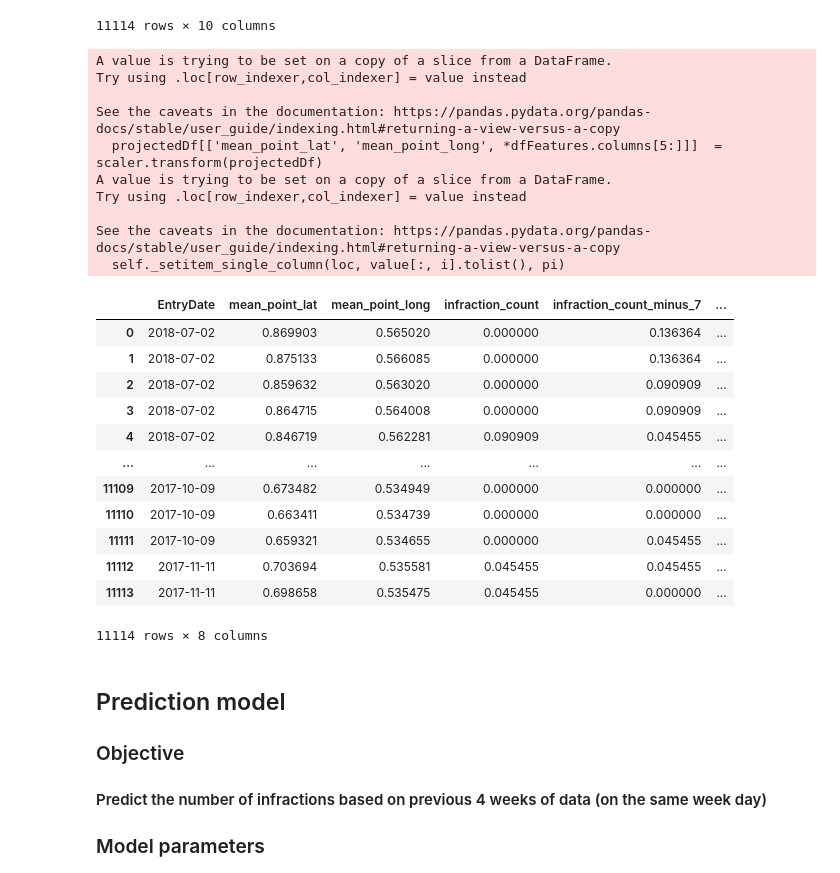
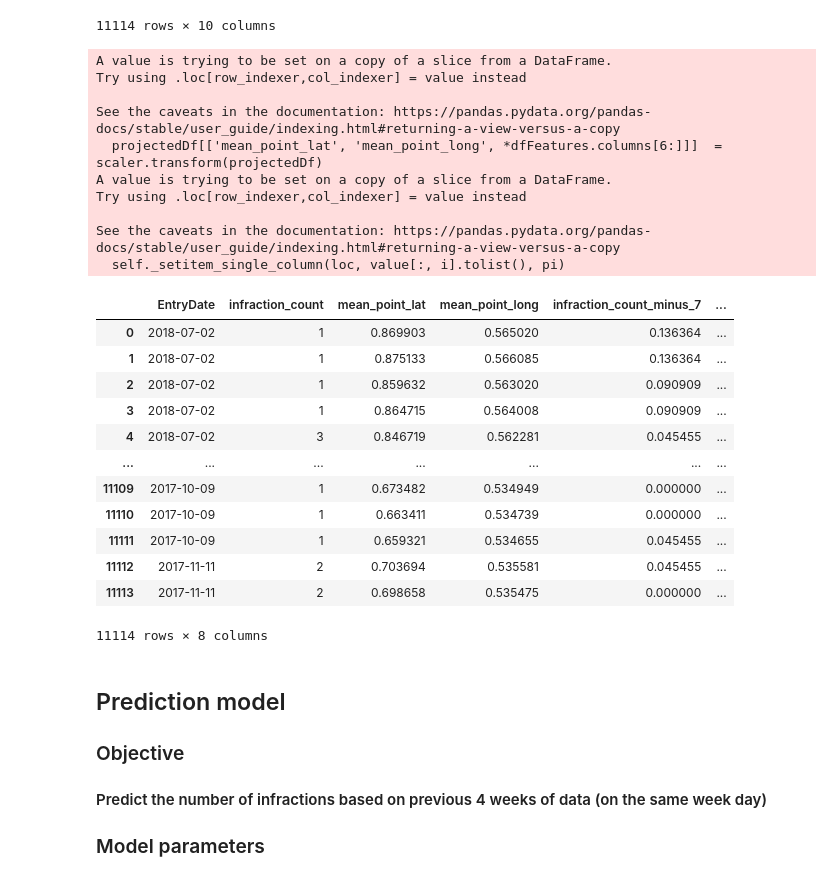
Before and after one commit to anafsa/ChildrenOfJupyter, a Jupyter notebook: Stage-2/Irregular Parking/Prediction of number of infractions using 1D CNNs with Scaling.ipynb, the cells around one changed output. Drawn from its saved outputs; the diff is of its cells as text; code cells hidden in the pictures.

```diff
--- a/Stage-2/Irregular Parking/Prediction of number of infractions using 1D CNNs with Scaling.ipynb
+++ b/Stage-2/Irregular Parking/Prediction of number of infractions using 1D CNNs with Scaling.ipynb
@@ -310,39 +310,39 @@ dfFeatures
 # %%
 from sklearn.preprocessing import MinMaxScaler
 from sklearn.preprocessing import minmax_scale
 
-projectedDf=dfFeatures[["mean_point_lat", "mean_point_long",  *dfFeatures.columns[5:]]]
+projectedDf=dfFeatures[["mean_point_lat", "mean_point_long",  *dfFeatures.columns[6:]]]
 
 scaler = MinMaxScaler()
 scaler.fit(projectedDf)
-projectedDf[['mean_point_lat', 'mean_point_long', *dfFeatures.columns[5:]]]  = scaler.transform(projectedDf)
+projectedDf[['mean_point_lat', 'mean_point_long', *dfFeatures.columns[6:]]]  = scaler.transform(projectedDf)
 
 
-projectedDf=pd.concat([dfFeatures[["EntryDate"]], projectedDf], axis=1)
+projectedDf=pd.concat([dfFeatures[["EntryDate", "infraction_count"]], projectedDf], axis=1)
 projectedDf
 # %% [output]
 A value is trying to be set on a copy of a slice from a DataFrame.
 Try using .loc[row_indexer,col_indexer] = value instead
 
 See the caveats in the documentation: https://pandas.pydata.org/pandas-docs/stable/user_guide/indexing.html#returning-a-view-versus-a-copy
-  projectedDf[['mean_point_lat', 'mean_point_long', *dfFeatures.columns[5:]]]  = scaler.transform(projectedDf)
+  projectedDf[['mean_point_lat', 'mean_point_long', *dfFeatures.columns[6:]]]  = scaler.transform(projectedDf)
 A value is trying to be set on a copy of a slice from a DataFrame.
 Try using .loc[row_indexer,col_indexer] = value instead
 
 See the caveats in the documentation: https://pandas.pydata.org/pandas-docs/stable/user_guide/indexing.html#returning-a-view-versus-a-copy
   self._setitem_single_column(loc, value[:, i].tolist(), pi)
-|  | EntryDate | mean_point_lat | mean_point_long | infraction_count | infraction_count_minus_7 | ... |
-| 0 | 2018-07-02 | 0.869903 | 0.565020 | 0.000000 | 0.136364 | ... |
-| 1 | 2018-07-02 | 0.875133 | 0.566085 | 0.000000 | 0.136364 | ... |
-| 2 | 2018-07-02 | 0.859632 | 0.563020 | 0.000000 | 0.090909 | ... |
-| 3 | 2018-07-02 | 0.864715 | 0.564008 | 0.000000 | 0.090909 | ... |
-| 4 | 2018-07-02 | 0.846719 | 0.562281 | 0.090909 | 0.045455 | ... |
+|  | EntryDate | infraction_count | mean_point_lat | mean_point_long | infraction_count_minus_7 | ... |
+| 0 | 2018-07-02 | 1 | 0.869903 | 0.565020 | 0.136364 | ... |
+| 1 | 2018-07-02 | 1 | 0.875133 | 0.566085 | 0.136364 | ... |
+| 2 | 2018-07-02 | 1 | 0.859632 | 0.563020 | 0.090909 | ... |
+| 3 | 2018-07-02 | 1 | 0.864715 | 0.564008 | 0.090909 | ... |
+| 4 | 2018-07-02 | 3 | 0.846719 | 0.562281 | 0.045455 | ... |
 | ... | ... | ... | ... | ... | ... | ... |
-| 11109 | 2017-10-09 | 0.673482 | 0.534949 | 0.000000 | 0.000000 | ... |
-| 11110 | 2017-10-09 | 0.663411 | 0.534739 | 0.000000 | 0.000000 | ... |
-| 11111 | 2017-10-09 | 0.659321 | 0.534655 | 0.000000 | 0.045455 | ... |
-| 11112 | 2017-11-11 | 0.703694 | 0.535581 | 0.045455 | 0.045455 | ... |
-| 11113 | 2017-11-11 | 0.698658 | 0.535475 | 0.045455 | 0.000000 | ... |
+| 11109 | 2017-10-09 | 1 | 0.673482 | 0.534949 | 0.000000 | ... |
+| 11110 | 2017-10-09 | 1 | 0.663411 | 0.534739 | 0.000000 | ... |
+| 11111 | 2017-10-09 | 1 | 0.659321 | 0.534655 | 0.045455 | ... |
+| 11112 | 2017-11-11 | 2 | 0.703694 | 0.535581 | 0.045455 | ... |
+| 11113 | 2017-11-11 | 2 | 0.698658 | 0.535475 | 0.000000 | ... |
 11114 rows × 8 columns
 # %% [markdown]
 ## Prediction model
```
Also changed, not shown: parts of 8 cells of this notebook, 1 other file.
